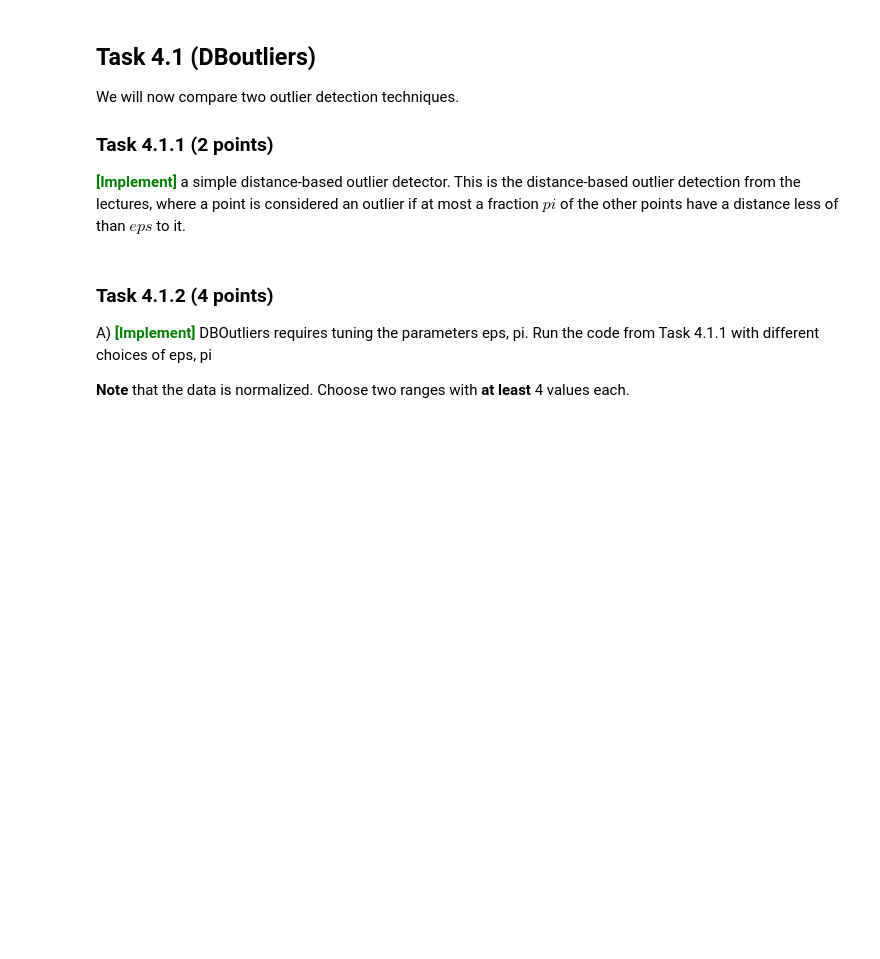
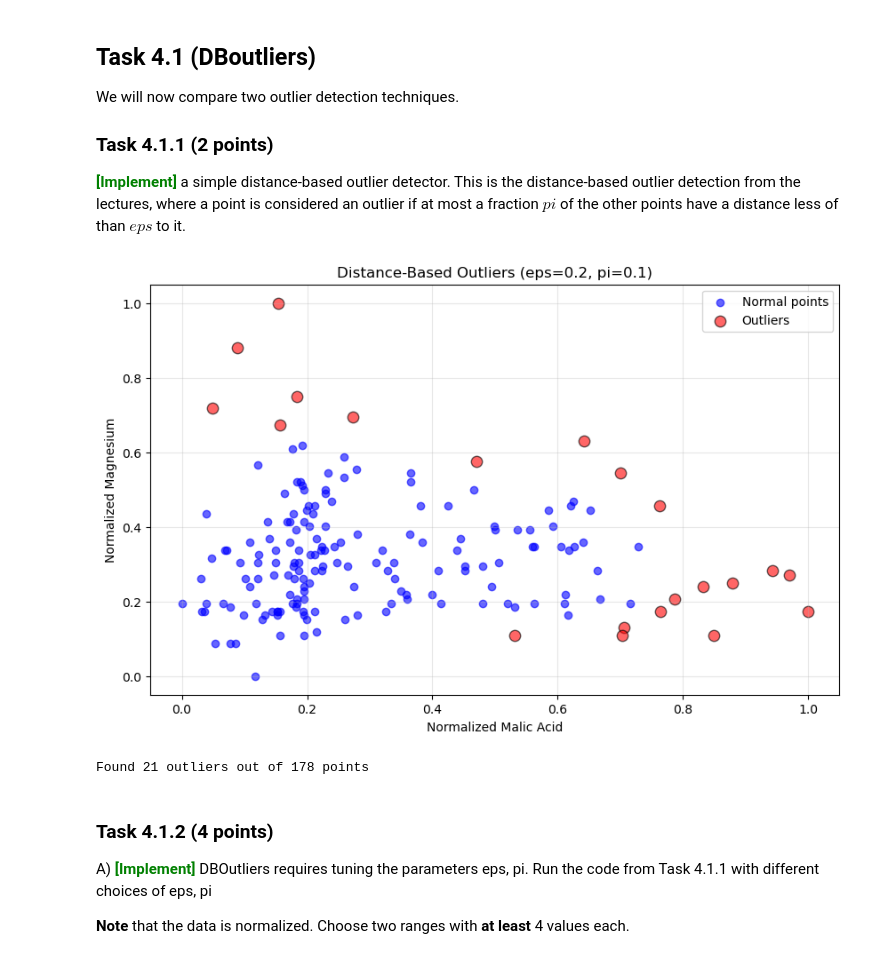
Before and after one commit to garlicxd/dm2025-group-7, a Jupyter notebook: handins/handin1.ipynb, the cells around one changed output. Cells and saved outputs as stored; diff of their text form; code cells hidden in the pictures; blank space fills up the shorter version.

```diff
--- a/handins/handin1.ipynb
+++ b/handins/handin1.ipynb
@@ -1578,12 +1576,44 @@ We will now compare two outlier detection techniques.
 <span style='color: green'>**\[Implement\]**</span> a simple distance-based outlier detector. This is the distance-based outlier detection from the lectures, where a point is considered an outlier if at most a fraction $pi$ of the other points have a distance less of than $eps$ to it.
 # %%
 def DBOutliers(X, eps, pi):
-    outliers = None
-    ### YOUR CODE STARTS HERE
+    outliers = []
+    n = len(X)
 
+    for i, p in enumerate(X):
+        distances = np.linalg.norm(X - p, axis=1)
 
-    ### YOUR ENDS CODE HERE
-    return outliers
+        # calculate the number of other points within epsilon distance
+        close_points = np.sum((distances < eps) & (np.arange(n) != i))
+        if close_points / (n-1) <= pi: # n-1 to exclude self
+            outliers.append(i)
+
+    return np.array(outliers)
+
+if True:
+    eps = 0.2
+    pi=0.1
+    outliers = DBOutliers(X_norm, eps=eps, pi=pi)
+
+    # plotting
+    plt.figure(figsize=(10, 6))
+    mask = np.zeros(len(X_norm), dtype=bool)
+    if len(outliers) > 0:
+        mask[outliers] = True
+    plt.scatter(X_norm[~mask, 0], X_norm[~mask, 1], c='blue', label='Normal points', alpha=0.6)
+    plt.scatter(X_norm[mask, 0], X_norm[mask, 1], c='red', label='Outliers', alpha=0.6,
+               edgecolor='black', s=80)
+
+    plt.title(f'Distance-Based Outliers (eps={eps}, pi={pi})')
+    plt.xlabel('Normalized Malic Acid')
+    plt.ylabel('Normalized Magnesium')
+    plt.legend()
+    plt.grid(True, alpha=0.3)
+    plt.show()
+
+    print(f"Found {len(outliers)} outliers out of {len(X_norm)} points")
+# %% [output]
+[figure, added]
+Found 21 outliers out of 178 points
 # %% [markdown]
 ### Task 4.1.2 (4 points)
 A) <span style='color: green'>**\[Implement\]**</span>
```
Also changed, not shown: parts of 12 cells of this notebook.
